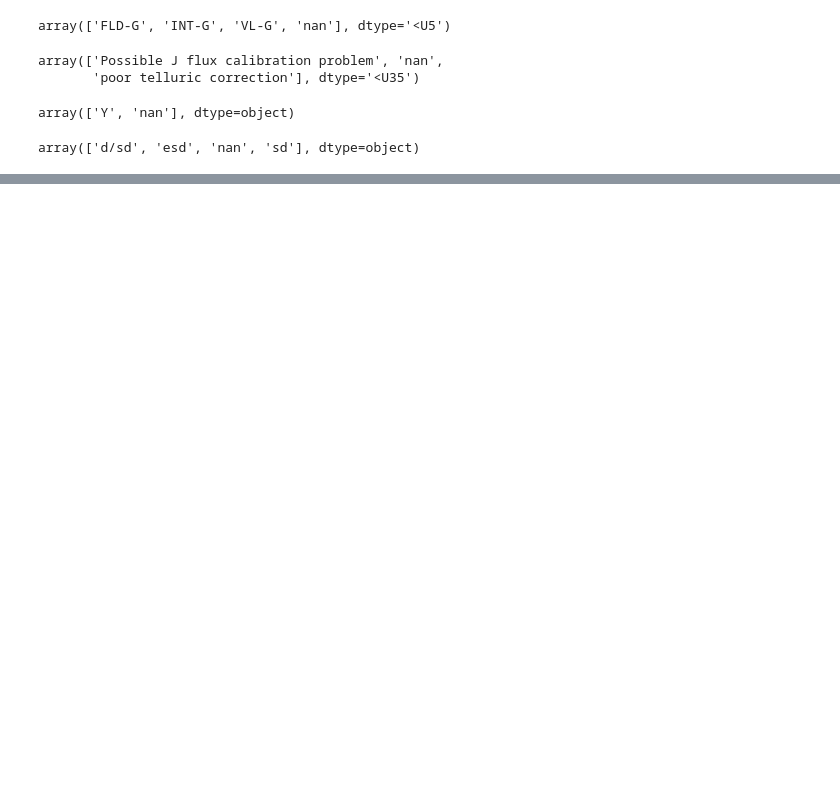
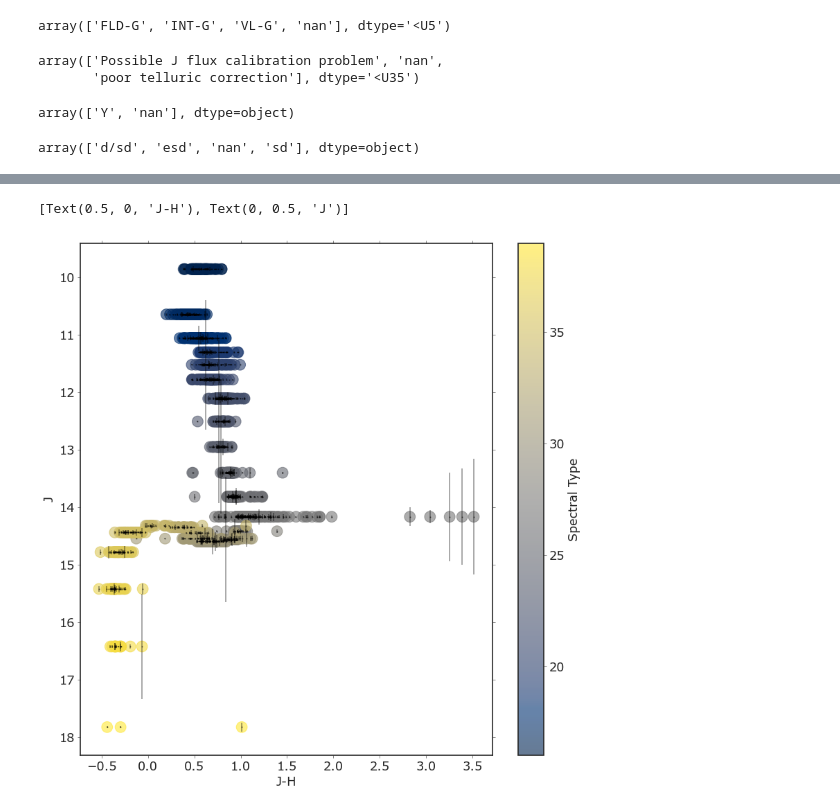
Before and after one commit to caganze/popsimdata, a Jupyter notebook: notebooks/Binaries Project Sample.ipynb, the cells around one changed output, grey strips where cells are left out. Saved outputs shown, nothing was run; the diff lists cells and outputs as text; code cells hidden in the pictures; blank space fills up the shorter version.

```diff
--- a/notebooks/Binaries Project Sample.ipynb
+++ b/notebooks/Binaries Project Sample.ipynb
@@ -313,0 +265,15 @@ Index(['SOURCE_KEY', 'NAME', 'DESIGNATION', 'RA', 'DEC', 'DISCOVERY_REFERENCE',
+# %%
+fig, ax=plt.subplots(figsize=(12, 12))
+
+
+ax.errorbar(db_small.MKO_J_SYNTH-db_small.MKO_H_SYNTH, db_small.MKO_J_SYNTH,ms=1, fmt='o', \
+            yerr=db_small.MKO_J_ER_SYNTH, c='k', alpha=0.4)
+c=ax.scatter(db_small.MKO_J_SYNTH-db_small.MKO_H_SYNTH, db_small.MKO_J_SYNTH, \
+           c=db_small.SPTYPE_BY_STANDARD.apply(splat.typeToNum), s=200,alpha=0.6, cmap='cividis')
+plt.colorbar(c, label='Spectral Type')
+
+ax.invert_yaxis()
+ax.set(xlabel='J-H', ylabel='J')
+# %% [output]
+[Text(0.5, 0, 'J-H'), Text(0, 0.5, 'J')]
+[figure, added]
```
Also changed, not shown: parts of 24 cells of this notebook.
